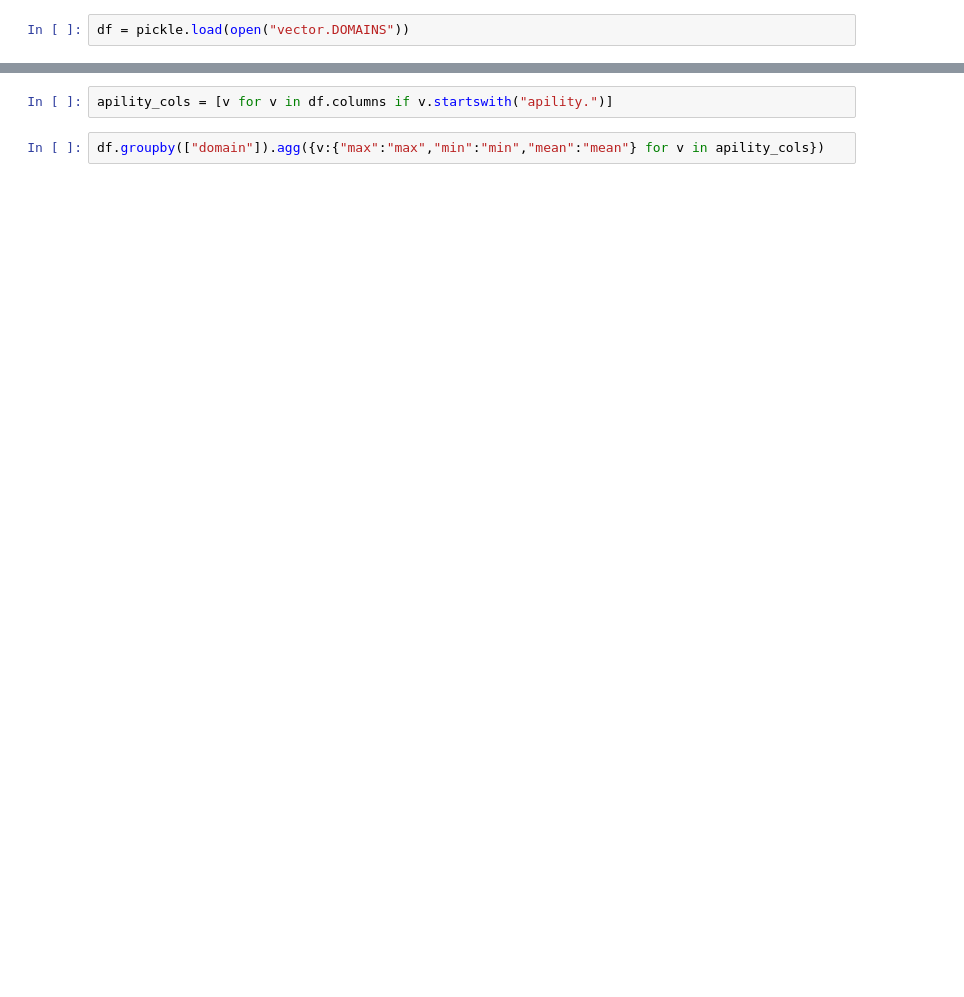
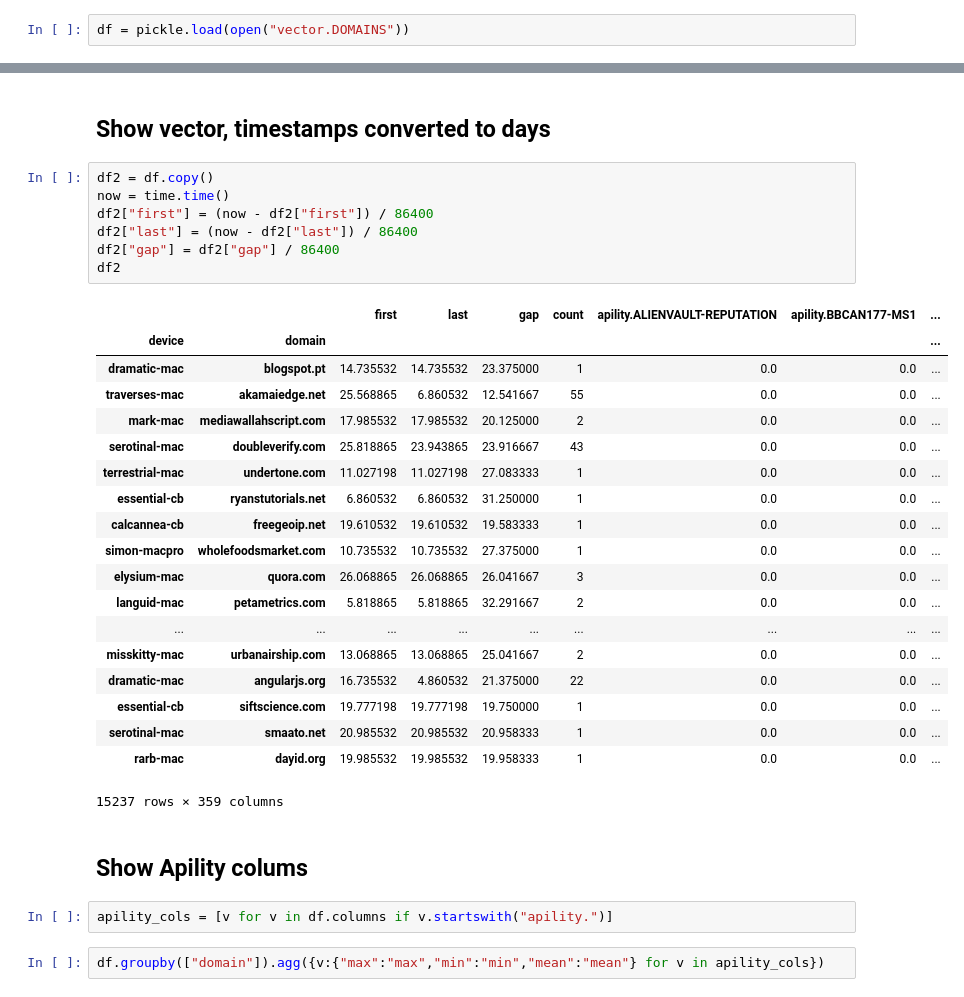
Before and after one commit to careytews/threat-graph-utils, a Jupyter notebook: domain-threat-vector.ipynb, the cells around one changed output, grey strips where cells are left out. Drawn from its saved outputs; the diff is of its cells as text; blank space fills up the shorter version.

```diff
--- a/domain-threat-vector.ipynb
+++ b/domain-threat-vector.ipynb
@@ -28,3 +10,34 @@ display(df)
+# %% [markdown]
+## Show vector, timestamps converted to days
+# %%
+df2 = df.copy()
+now = time.time()
+df2["first"] = (now - df2["first"]) / 86400
+df2["last"] = (now - df2["last"]) / 86400
+df2["gap"] = df2["gap"] / 86400
+df2
+# %% [output]
+|  |  | first | last | gap | count | apility.ALIENVAULT-REPUTATION | apility.BBCAN177-MS1 | ... |
+| device | domain |  |  |  |  |  |  | ... |
+| dramatic-mac | blogspot.pt | 14.735532 | 14.735532 | 23.375000 | 1 | 0.0 | 0.0 | ... |
+| traverses-mac | akamaiedge.net | 25.568865 | 6.860532 | 12.541667 | 55 | 0.0 | 0.0 | ... |
+| mark-mac | mediawallahscript.com | 17.985532 | 17.985532 | 20.125000 | 2 | 0.0 | 0.0 | ... |
+| serotinal-mac | doubleverify.com | 25.818865 | 23.943865 | 23.916667 | 43 | 0.0 | 0.0 | ... |
+| terrestrial-mac | undertone.com | 11.027198 | 11.027198 | 27.083333 | 1 | 0.0 | 0.0 | ... |
+| essential-cb | ryanstutorials.net | 6.860532 | 6.860532 | 31.250000 | 1 | 0.0 | 0.0 | ... |
+| calcannea-cb | freegeoip.net | 19.610532 | 19.610532 | 19.583333 | 1 | 0.0 | 0.0 | ... |
+| simon-macpro | wholefoodsmarket.com | 10.735532 | 10.735532 | 27.375000 | 1 | 0.0 | 0.0 | ... |
+| elysium-mac | quora.com | 26.068865 | 26.068865 | 26.041667 | 3 | 0.0 | 0.0 | ... |
+| languid-mac | petametrics.com | 5.818865 | 5.818865 | 32.291667 | 2 | 0.0 | 0.0 | ... |
+| ... | ... | ... | ... | ... | ... | ... | ... | ... |
+| misskitty-mac | urbanairship.com | 13.068865 | 13.068865 | 25.041667 | 2 | 0.0 | 0.0 | ... |
+| dramatic-mac | angularjs.org | 16.735532 | 4.860532 | 21.375000 | 22 | 0.0 | 0.0 | ... |
+| essential-cb | siftscience.com | 19.777198 | 19.777198 | 19.750000 | 1 | 0.0 | 0.0 | ... |
+| serotinal-mac | smaato.net | 20.985532 | 20.985532 | 20.958333 | 1 | 0.0 | 0.0 | ... |
+| rarb-mac | dayid.org | 19.985532 | 19.985532 | 19.958333 | 1 | 0.0 | 0.0 | ... |
+15237 rows × 359 columns
+# %% [markdown]
+## Show Apility colums
 # %%
 apility_cols = [v for v in df.columns if v.startswith("apility.")]
 # %%
```
Also changed, not shown: parts of 32 cells of this notebook, 1 other file.
